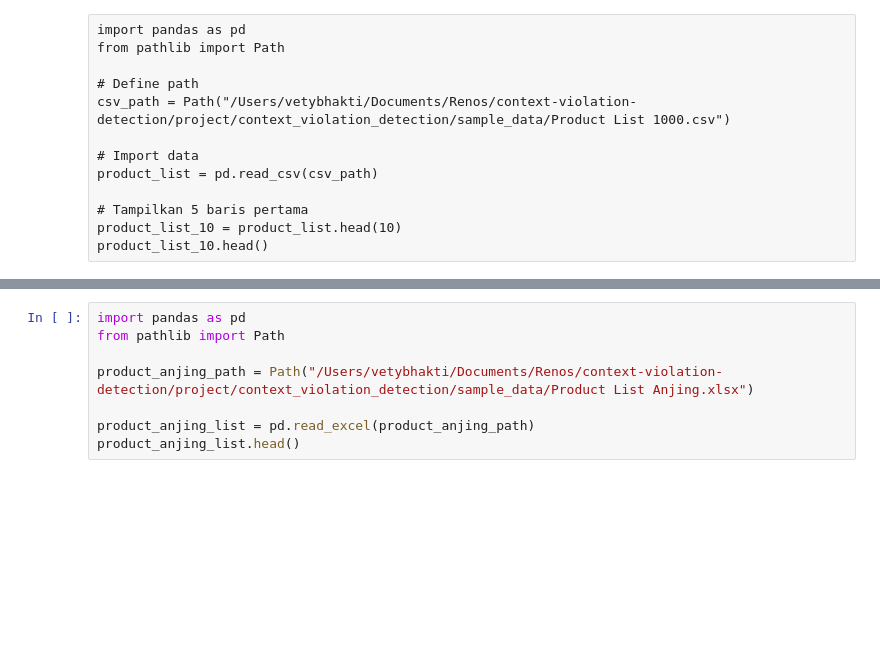
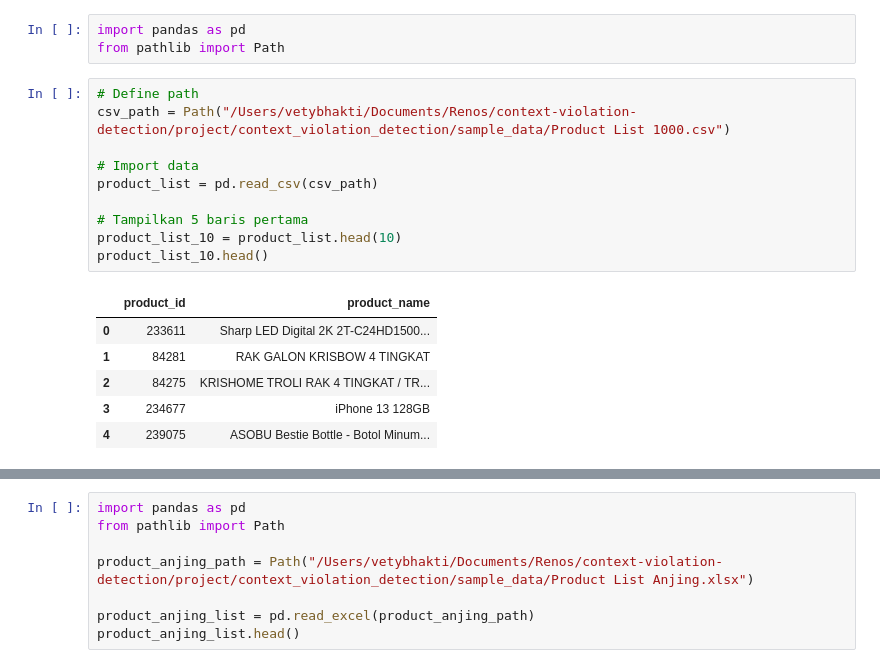
Before and after one commit to vetylestari/context-violation-detection, a Jupyter notebook: project/context_violation_detection/notebook/eda.ipynb, the cells around one changed output, grey strips where cells are left out. Drawn from its saved outputs; the diff is of its cells as text; blank space fills up the shorter version.

```diff
--- a/project/context_violation_detection/notebook/eda.ipynb
+++ b/project/context_violation_detection/notebook/eda.ipynb
@@ -1,16 +1,23 @@
-# %% [raw]
-import pandas as pd
-from pathlib import Path
-
-# Define path
-csv_path = Path("/Users/vetybhakti/Documents/Renos/context-violation-detection/project/context_violation_detection/sample_data/Product List 1000.csv")
-
-# Import data
-product_list = pd.read_csv(csv_path)
-
-# Tampilkan 5 baris pertama
-product_list_10 = product_list.head(10)
-product_list_10.head()
+# %%
+import pandas as pd
+from pathlib import Path
+# %%
+# Define path
+csv_path = Path("/Users/vetybhakti/Documents/Renos/context-violation-detection/project/context_violation_detection/sample_data/Product List 1000.csv")
+
+# Import data
+product_list = pd.read_csv(csv_path)
+
+# Tampilkan 5 baris pertama
+product_list_10 = product_list.head(10)
+product_list_10.head()
+# %% [output]
+|  | product_id | product_name |
+| 0 | 233611 | Sharp LED Digital 2K 2T-C24HD1500... |
+| 1 | 84281 | RAK GALON KRISBOW 4 TINGKAT |
+| 2 | 84275 | KRISHOME TROLI RAK 4 TINGKAT / TR... |
+| 3 | 234677 | iPhone 13 128GB |
+| 4 | 239075 | ASOBU Bestie Bottle - Botol Minum... |
 # %%
 !pip install openpyxl
 # %% [output]
```
Also changed, not shown: parts of 12 cells of this notebook, 23 other files.
